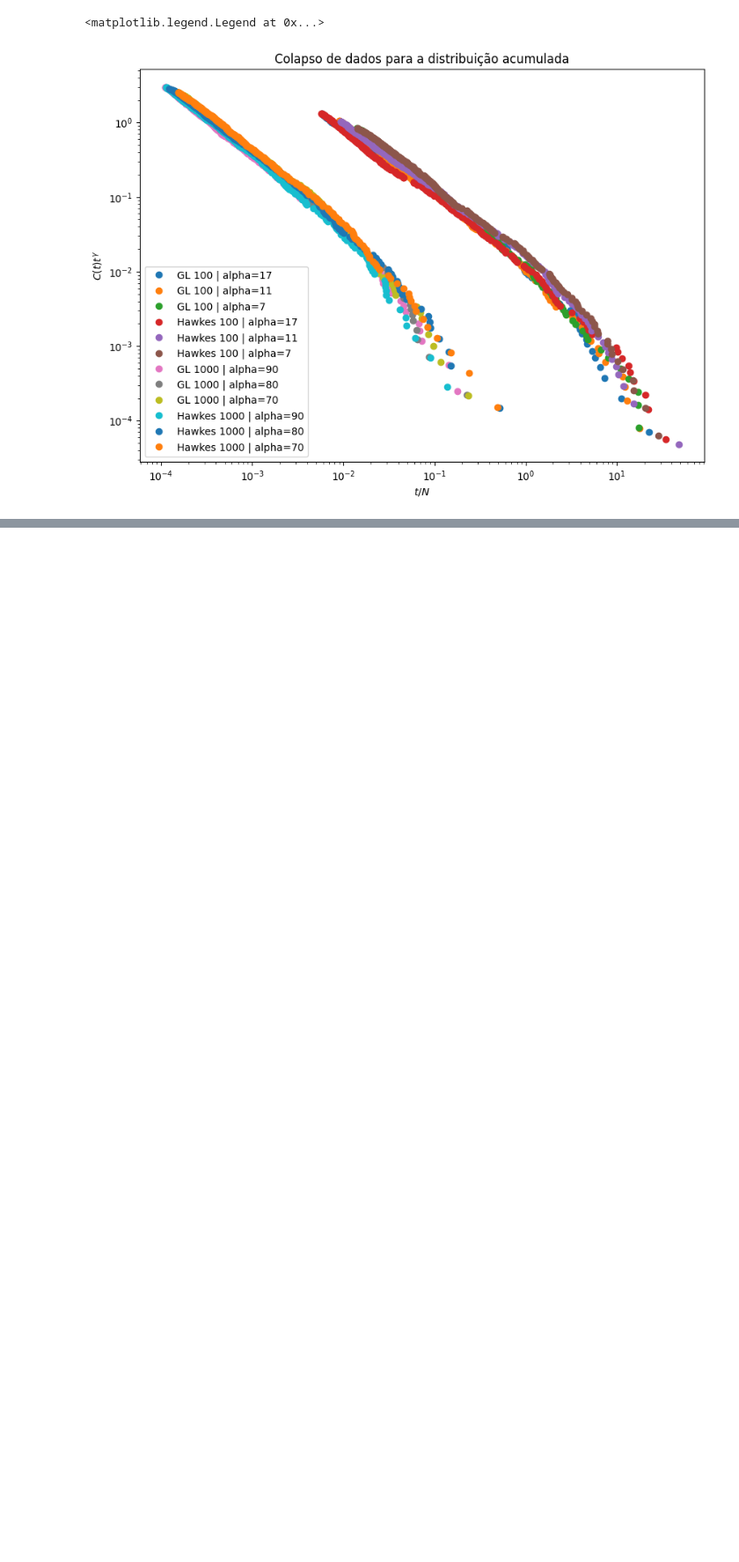
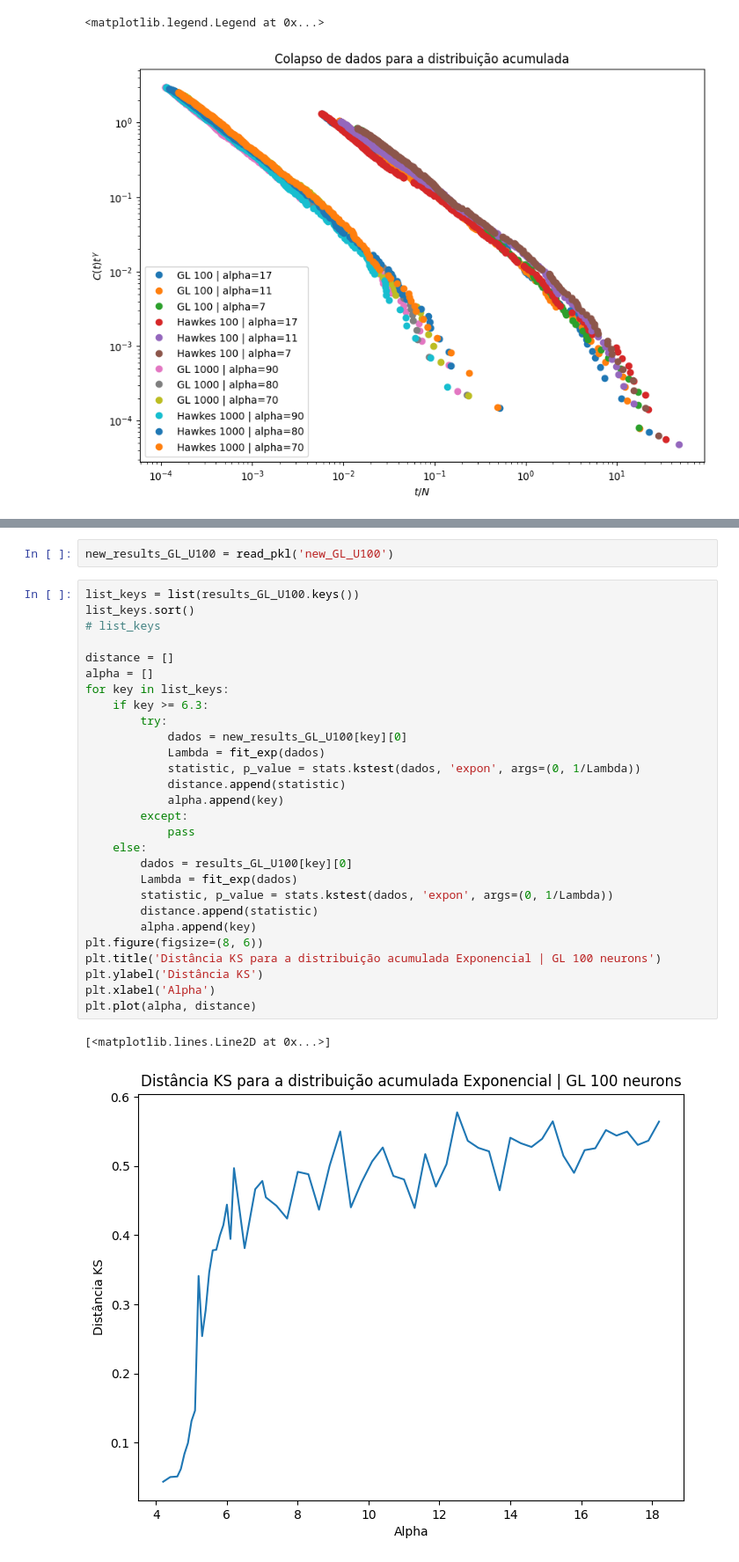
Before and after one commit to lucasdonaire/GL_and_Hawkes, a Jupyter notebook: result_analysis.ipynb, the cells around one changed output, grey strips where cells are left out. Shown: that part at 88% size. Cells and saved outputs as stored; diff of their text form; blank space fills up the shorter version.

```diff
--- a/result_analysis.ipynb
+++ b/result_analysis.ipynb
@@ -262,0 +364,33 @@ plt.legend()
+# %%
+new_results_GL_U100 = read_pkl('new_GL_U100')
+# %%
+list_keys = list(results_GL_U100.keys())
+list_keys.sort()
+# list_keys
+
+distance = []
+alpha = []
+for key in list_keys:
+    if key >= 6.3:
+        try:
+            dados = new_results_GL_U100[key][0]
+            Lambda = fit_exp(dados)
+            statistic, p_value = stats.kstest(dados, 'expon', args=(0, 1/Lambda))
+            distance.append(statistic)
+            alpha.append(key)
+        except:
+            pass
+    else:
+        dados = results_GL_U100[key][0]
+        Lambda = fit_exp(dados)
+        statistic, p_value = stats.kstest(dados, 'expon', args=(0, 1/Lambda))
+        distance.append(statistic)
+        alpha.append(key)
+plt.figure(figsize=(8, 6))
+plt.title('Distância KS para a distribuição acumulada Exponencial | GL 100 neurons')
+plt.ylabel('Distância KS')
+plt.xlabel('Alpha')
+plt.plot(alpha, distance)
+# %% [output]
+[<matplotlib.lines.Line2D at 0x...>]
+[figure, added]
```
Also changed, not shown: parts of 5 cells of this notebook, 1 other file.
